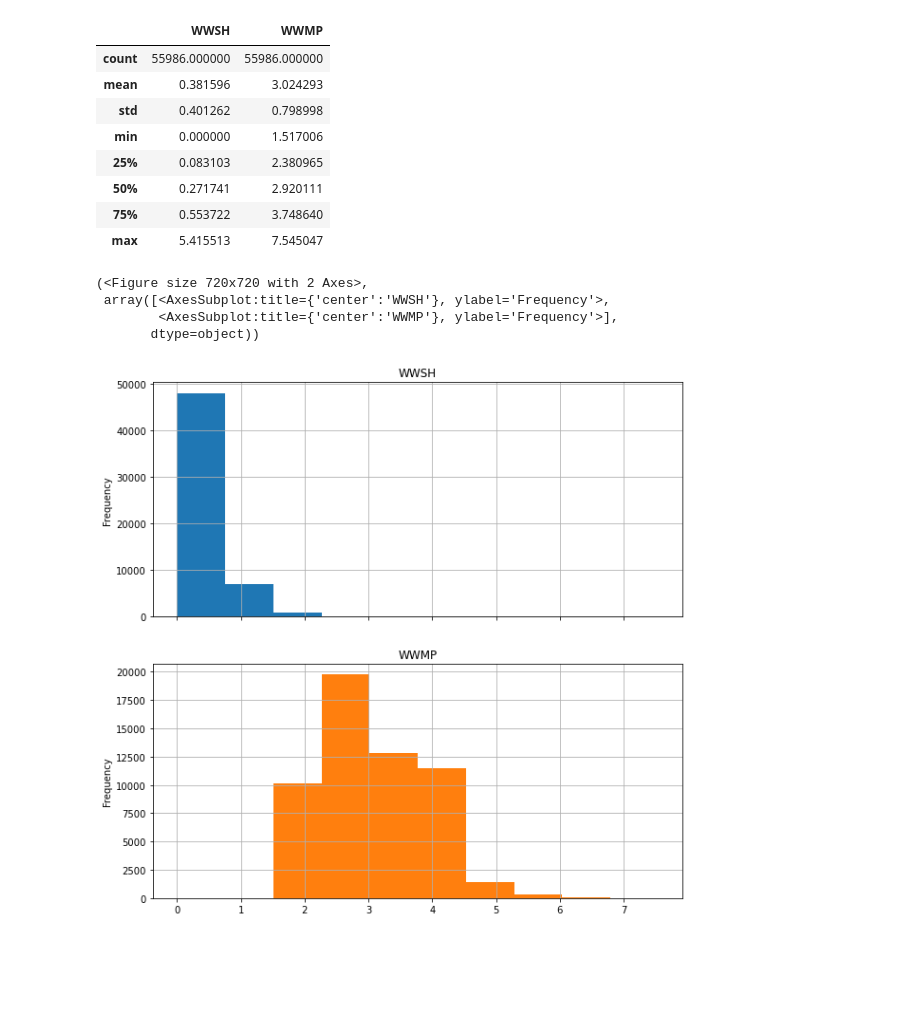
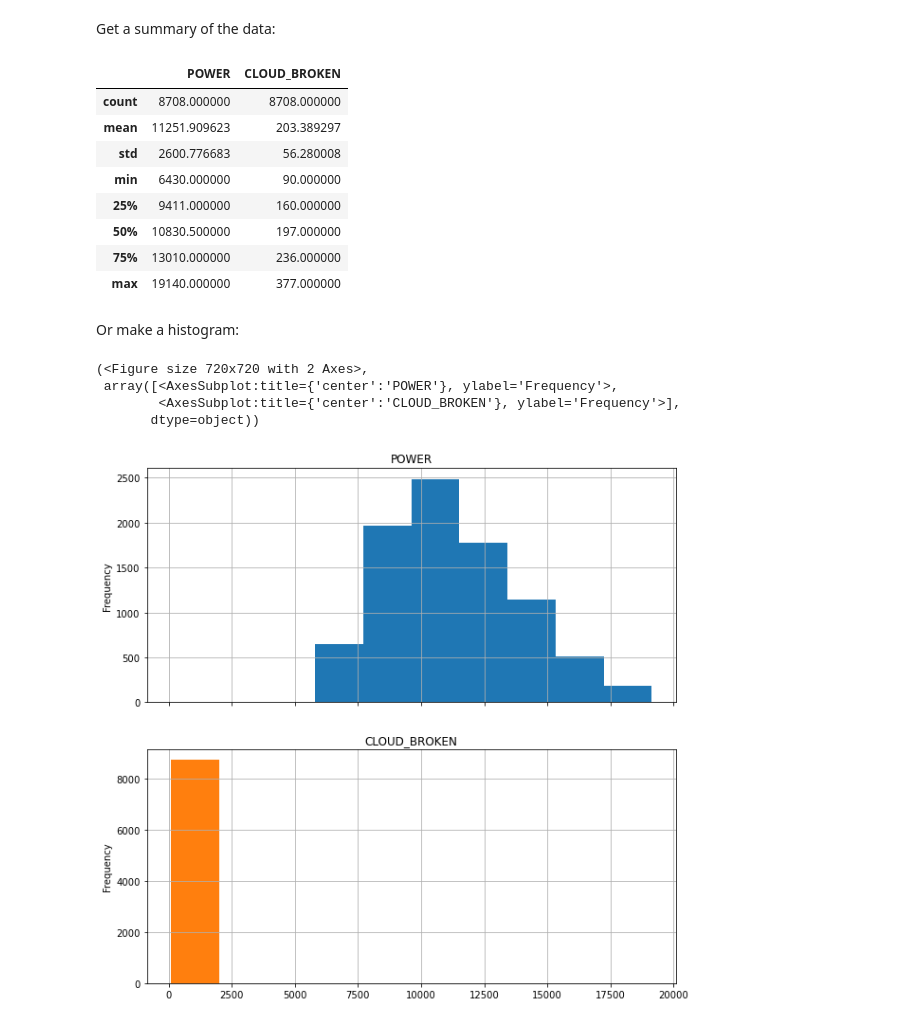
Before and after one commit to prob-design/bivariate, a Jupyter notebook: class_test.ipynb, the cells around one changed output. Cells and saved outputs as stored; diff of their text form; code cells hidden in the pictures; blank space fills up the shorter version.

```diff
--- a/class_test.ipynb
+++ b/class_test.ipynb
@@ -12,0 +11,6 @@ rv = BS.from_filename('data_waves_currents.csv', var_time='time', cols=cols)
+# %%
+test_folder = "https://surfdrive.surf.nl/files/index.php/s/Wg6SWc38zn8jqVg"
+test_path = "subfolder01/subfolder02/Climate_Data_Washington_Metric.csv"
+
+col_names = ["POWER", "CLOUD_BROKEN"]
+col_time = "DATE_TIME"
@@ -12,0 +19,5 @@ rv = BS.from_filename('data_waves_currents.csv', var_time='time', cols=cols)
+# %%
+bs = BivariateDataset.from_surfdrive_path(test_folder,
+                                          test_path,
+                                          col_time,
+                                          col_names)
@@ -22,20 +37,24 @@ rv.time_plot()
+# %% [markdown]
+Get a summary of the data:
 # %%
-rv.data_summary()
+bs.data_summary()
 # %% [output]
-|  | WWSH | WWMP |
-| count | 55986.000000 | 55986.000000 |
-| mean | 0.381596 | 3.024293 |
-| std | 0.401262 | 0.798998 |
-| min | 0.000000 | 1.517006 |
-| 25% | 0.083103 | 2.380965 |
-| 50% | 0.271741 | 2.920111 |
-| 75% | 0.553722 | 3.748640 |
-| max | 5.415513 | 7.545047 |
+|  | POWER | CLOUD_BROKEN |
+| count | 8708.000000 | 8708.000000 |
+| mean | 11251.909623 | 203.389297 |
+| std | 2600.776683 | 56.280008 |
+| min | 6430.000000 | 90.000000 |
+| 25% | 9411.000000 | 160.000000 |
+| 50% | 10830.500000 | 197.000000 |
+| 75% | 13010.000000 | 236.000000 |
+| max | 19140.000000 | 377.000000 |
+# %% [markdown]
+Or make a histogram:
 # %%
-rv.hist_plot()
+bs.hist_plot()
 # %% [output]
 (<Figure size 720x720 with 2 Axes>,
- array([<AxesSubplot:title={'center':'WWSH'}, ylabel='Frequency'>,
-        <AxesSubplot:title={'center':'WWMP'}, ylabel='Frequency'>],
+ array([<AxesSubplot:title={'center':'POWER'}, ylabel='Frequency'>,
+        <AxesSubplot:title={'center':'CLOUD_BROKEN'}, ylabel='Frequency'>],
        dtype=object))
-[figure, old version]
+[figure, new version]
```
Also changed, not shown: parts of 12 cells of this notebook.
